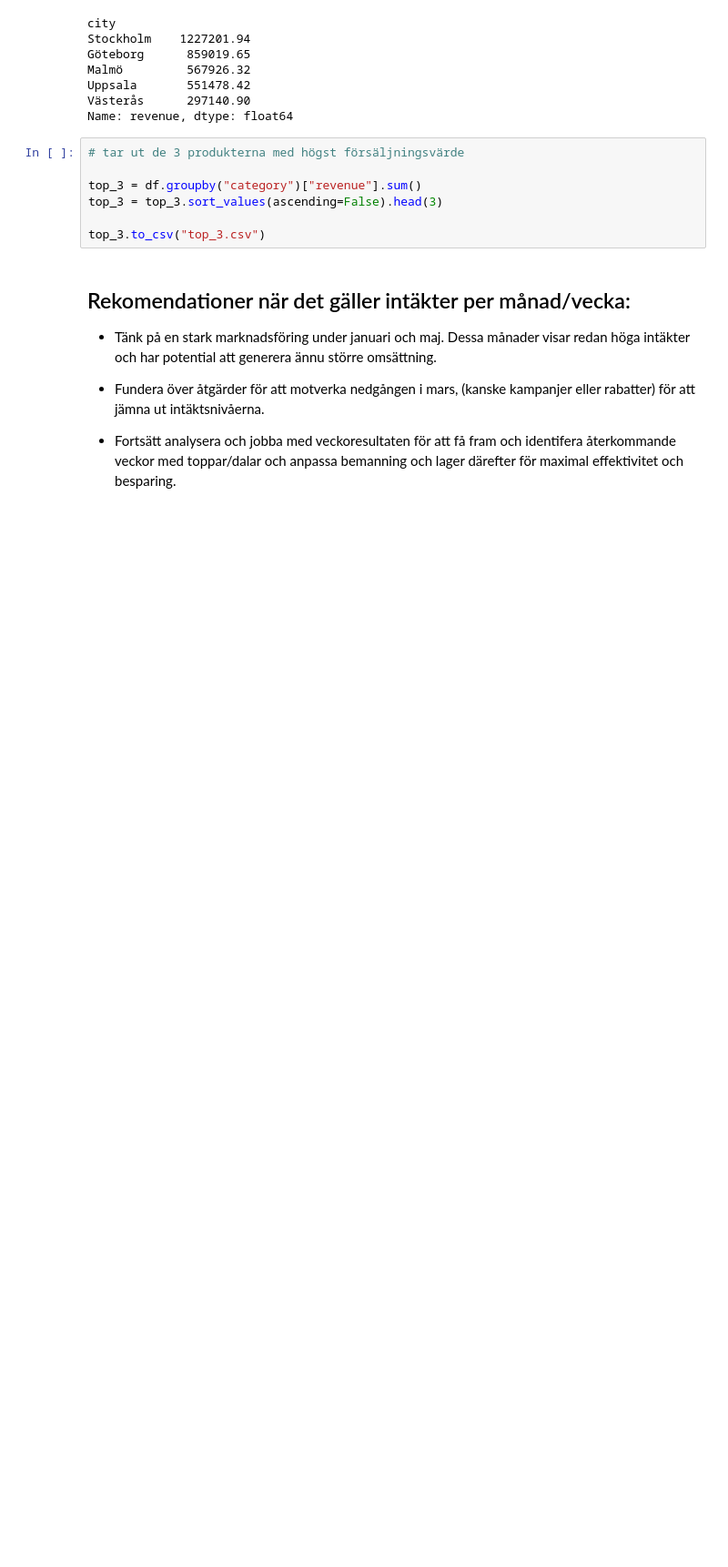
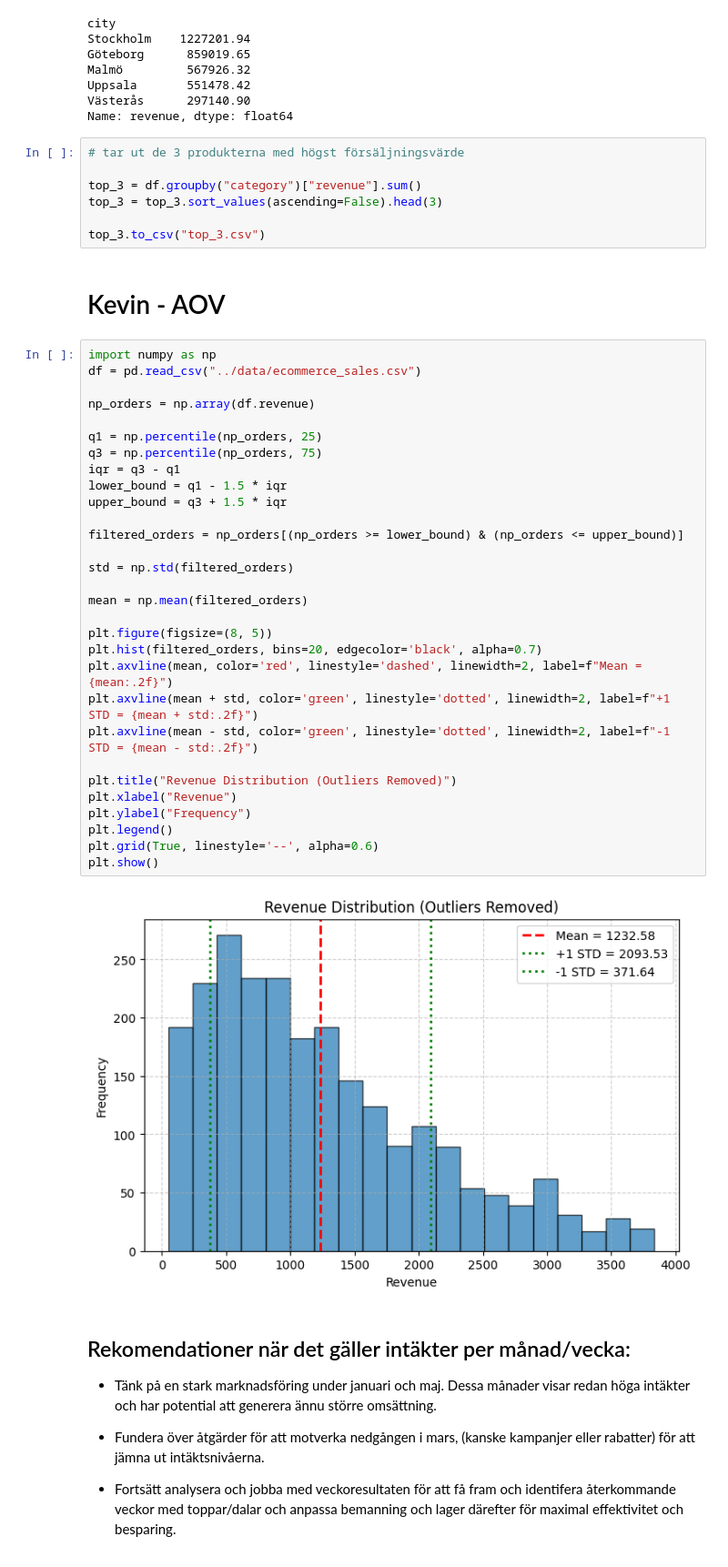
Before and after one commit to KevinCJohansson/E-handel-snabbrapport, a Jupyter notebook: notebooks/report.ipynb, the cells around one changed output. Shown at 91% size. Saved outputs shown, nothing was run; the diff lists cells and outputs as text; blank space fills up the shorter version.

Commit message:
Calculated AOV and ploted graph

```diff
--- a/notebooks/report.ipynb
+++ b/notebooks/report.ipynb
@@ -136,6 +136,40 @@ top_3 = df.groupby("category")["revenue"].sum()
 top_3 = top_3.sort_values(ascending=False).head(3)
 
 top_3.to_csv("top_3.csv")
+# %% [markdown]
+# Kevin - AOV
+# %%
+import numpy as np
+df = pd.read_csv("../data/ecommerce_sales.csv")
+
+np_orders = np.array(df.revenue)
+
+q1 = np.percentile(np_orders, 25)
+q3 = np.percentile(np_orders, 75)
+iqr = q3 - q1
+lower_bound = q1 - 1.5 * iqr
+upper_bound = q3 + 1.5 * iqr
+
+filtered_orders = np_orders[(np_orders >= lower_bound) & (np_orders <= upper_bound)]
+
+std = np.std(filtered_orders)
+
+mean = np.mean(filtered_orders)
+
+plt.figure(figsize=(8, 5))
+plt.hist(filtered_orders, bins=20, edgecolor='black', alpha=0.7)
+plt.axvline(mean, color='red', linestyle='dashed', linewidth=2, label=f"Mean = {mean:.2f}")
+plt.axvline(mean + std, color='green', linestyle='dotted', linewidth=2, label=f"+1 STD = {mean + std:.2f}")
+plt.axvline(mean - std, color='green', linestyle='dotted', linewidth=2, label=f"-1 STD = {mean - std:.2f}")
+
+plt.title("Revenue Distribution (Outliers Removed)")
+plt.xlabel("Revenue")
+plt.ylabel("Frequency")
+plt.legend()
+plt.grid(True, linestyle='--', alpha=0.6)
+plt.show()
+# %% [output]
+[figure, added]
 # %% [markdown]
 ## Rekomendationer när det gäller intäkter per månad/vecka:
 
```
